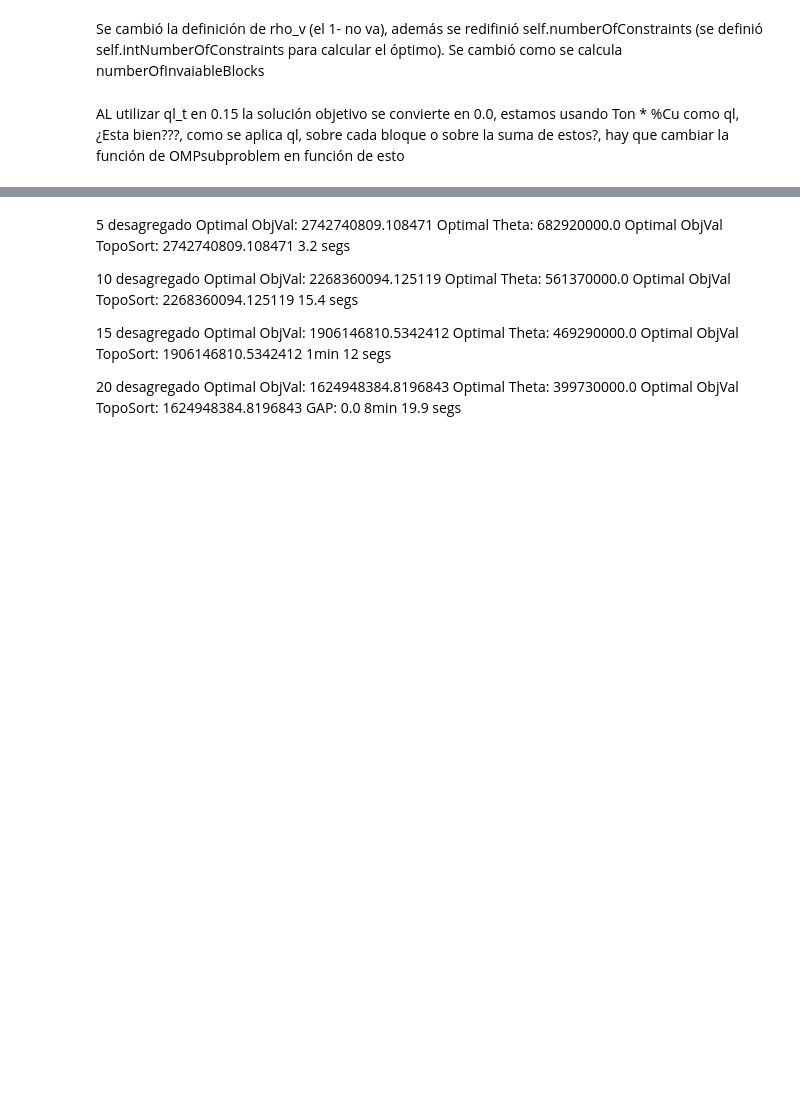
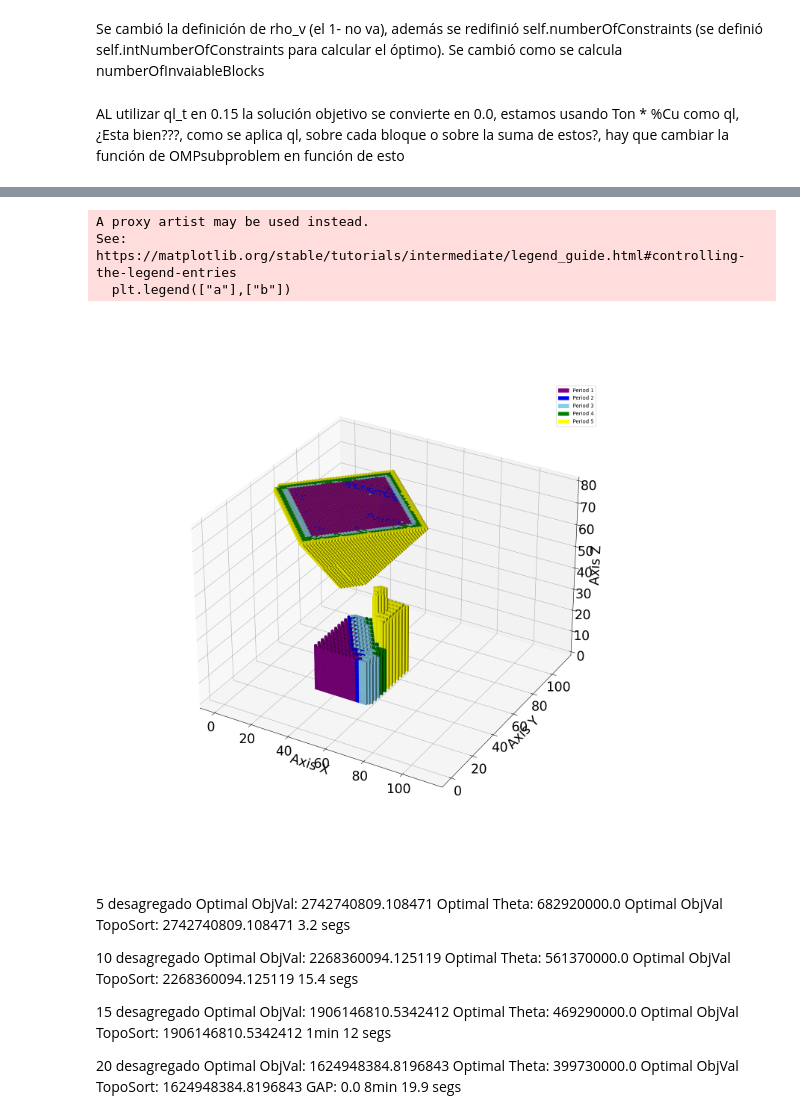
Before and after one commit to Wamedina/Tesis-Magister, a Jupyter notebook: Codes/JupyterCodes/bendersJupyterOmp.ipynb, the cells around one changed output, grey strips where cells are left out. Drawn from its saved outputs; the diff is of its cells as text; code cells hidden in the pictures; blank space fills up the shorter version.

```diff
--- a/Codes/JupyterCodes/bendersJupyterOmp.ipynb
+++ b/Codes/JupyterCodes/bendersJupyterOmp.ipynb
@@ -196,3 +1528,10 @@ len(main.SubProblem.B_v[1225])
+# %%
+plotIntegratedOmpSolution(main.MasterProblem.undergroundBlocksLenghtLimits, main.MasterProblem.undergroundBlocksWidthLimits,main.MasterProblem.undergroundBlocksHeightLimits, main.MasterProblem.drawpoints_blocks,main.MasterProblem.x_dt_values , main.MasterProblem.y_dt_values, main.numberOfPeriods,openPitDict)
+# %% [output]
+A proxy artist may be used instead.
+See: https://matplotlib.org/stable/tutorials/intermediate/legend_guide.html#controlling-the-legend-entries
+  plt.legend(["a"],["b"])
+[figure, added]
 # %% [markdown]
 5 desagregado
 Optimal ObjVal: 2742740809.108471
```
Also changed, not shown: parts of 35 cells of this notebook, 21 other files.
